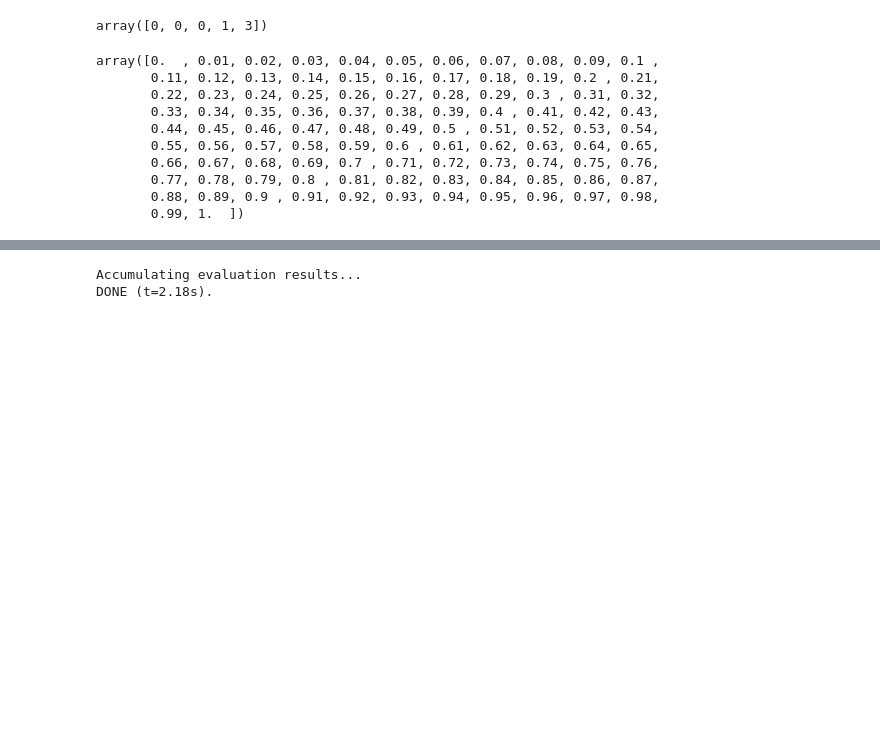
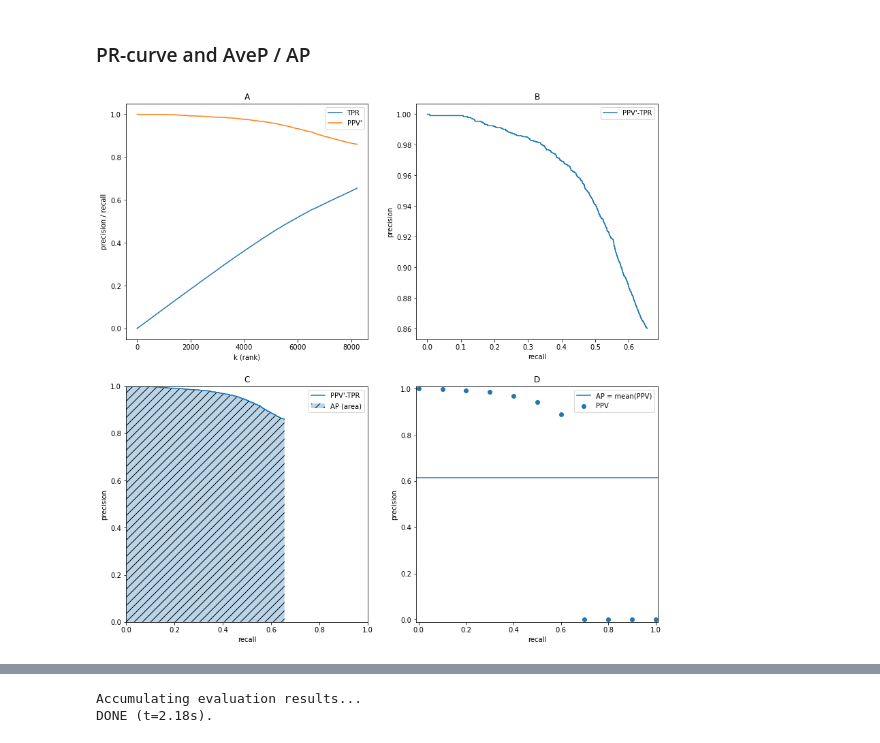
Before and after one commit to tgandor/urban_oculus, a Jupyter notebook: 2021-05-24-precision-recall.ipynb, the cells around one changed output, grey strips where cells are left out. Saved outputs shown, nothing was run; the diff lists cells and outputs as text; code cells hidden in the pictures; blank space fills up the shorter version.

```diff
--- a/2021-05-24-precision-recall.ipynb
+++ b/2021-05-24-precision-recall.ipynb
@@ -104,4 +59,51 @@ ax.set_ylim([0, 1])
+# %% [markdown]
+### PR-curve and AveP / AP
+# %%
+fig, axes = plt.subplots(2, 2, figsize=(14, 14))
+# fig.suptitle('Precision-recall curves')
+
+axes = iter(axes.ravel())
+
+ax2 = next(axes)
+ax2.plot(TPR, label="TPR");
+# ax2.plot(PPV, label="PPV");
+ax2.plot(PPVi, label="PPV'");
+ax2.set_title('A')
+ax2.set_ylabel("precision / recall")
+ax2.set_xlabel("k (rank)")
+ax2.legend();
+
+ax2 = next(axes)
+ax2.plot(TPR, PPVi, label="PPV'-TPR");
+ax2.set_title('B')
+ax2.set_ylabel("precision")
+ax2.set_xlabel("recall")
+ax2.legend()
+
+ax2 = next(axes)
+ax2.plot(TPR, PPVi, label="PPV'-TPR");
+ax2.set_title('C')
+ax2.set_ylabel("precision")
+ax2.set_xlabel("recall")
+ax2.set_xlim([0, 1])
+ax2.set_ylim([0, 1])
+ax2.fill_between(TPR, PPVi, hatch='//', alpha=0.3, label='AP (area)')
+ax2.legend()
+
+ax2 = next(axes)
+ax2.scatter(recThrs, q, label="PPV");
+ax2.axhline(np.mean(q), label="AP = mean(PPV)")
+ax2.set_title('D')
+ax2.set_ylabel("precision")
+ax2.set_xlabel("recall")
+ax2.set_xlim([-0.01, 1.01])
+ax2.set_ylim([-0.01, 1.01])
+ax2.legend()
+
+fig.savefig("PR_AP_examples.pdf")
+# %% [output]
+[figure, added]
 # %%
-np.searchsorted([1, 2, 3], [-1, 0, 1, 2, 4], side="left")
+# >>> np.searchsorted([1, 2, 3], [-1, 0, 1, 2, 4], side="left")
+# array([0, 0, 0, 1, 3])
+# producing index 3, out of bounds
-# %% [output]
-array([0, 0, 0, 1, 3])
@@ -118,14 +110 @@ for ri, pi in enumerate(inds):
-# %%
-recThrs
-# %% [output]
-array([0.  , 0.01, 0.02, 0.03, 0.04, 0.05, 0.06, 0.07, 0.08, 0.09, 0.1 ,
-       0.11, 0.12, 0.13, 0.14, 0.15, 0.16, 0.17, 0.18, 0.19, 0.2 , 0.21,
-       0.22, 0.23, 0.24, 0.25, 0.26, 0.27, 0.28, 0.29, 0.3 , 0.31, 0.32,
-       0.33, 0.34, 0.35, 0.36, 0.37, 0.38, 0.39, 0.4 , 0.41, 0.42, 0.43,
-       0.44, 0.45, 0.46, 0.47, 0.48, 0.49, 0.5 , 0.51, 0.52, 0.53, 0.54,
-       0.55, 0.56, 0.57, 0.58, 0.59, 0.6 , 0.61, 0.62, 0.63, 0.64, 0.65,
-       0.66, 0.67, 0.68, 0.69, 0.7 , 0.71, 0.72, 0.73, 0.74, 0.75, 0.76,
-       0.77, 0.78, 0.79, 0.8 , 0.81, 0.82, 0.83, 0.84, 0.85, 0.86, 0.87,
-       0.88, 0.89, 0.9 , 0.91, 0.92, 0.93, 0.94, 0.95, 0.96, 0.97, 0.98,
-       0.99, 1.  ])
 # %%
```
Also changed, not shown: parts of 22 cells of this notebook, 3 other files.
